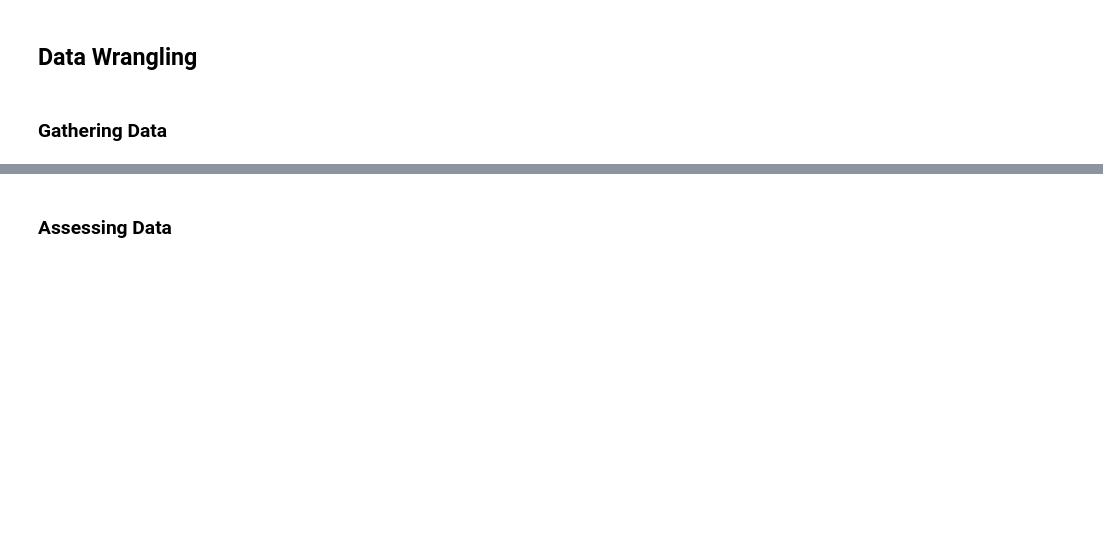
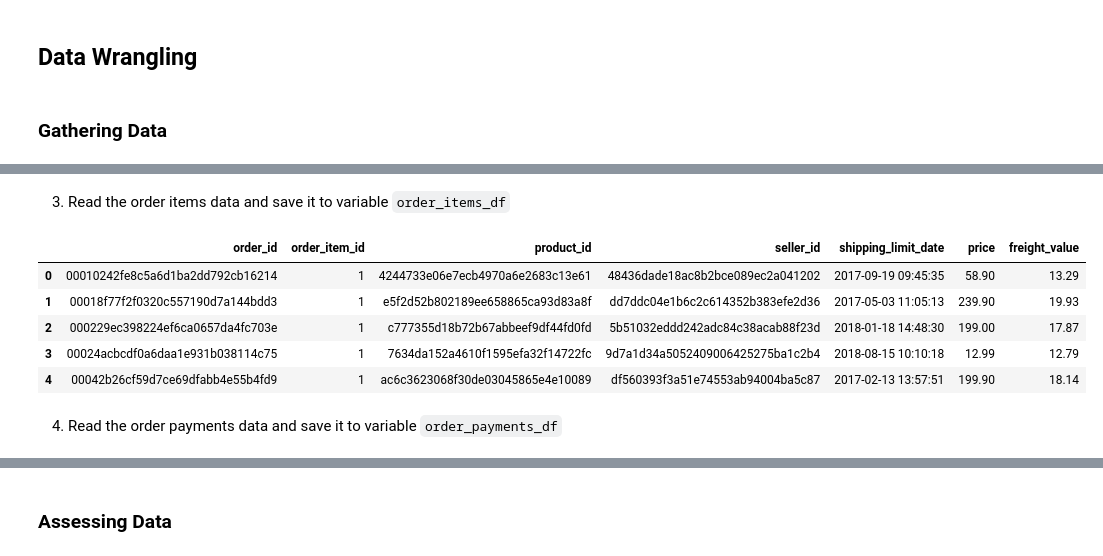
Before and after one commit to stefansphtr/Data-Analytics-Brazilian-Ecommerce, a Jupyter notebook: notebook.ipynb, the cells around one changed output, grey strips where cells are left out. Cells and saved outputs as stored; diff of their text form; code cells hidden in the pictures; blank space fills up the shorter version.

Commit message:
feat(data-gathering): Finished gathering the data

```diff
--- a/notebook.ipynb
+++ b/notebook.ipynb
@@ -17,0 +49,14 @@
+# %% [markdown]
+3. Read the order items data and save it to variable `order_items_df`
+# %%
+order_items_df = pd.read_csv("./data/order_items_dataset.csv")
+order_items_df.head()
+# %% [output]
+|  | order_id | order_item_id | product_id | seller_id | shipping_limit_date | price | freight_value |
+| 0 | 00010242fe8c5a6d1ba2dd792cb16214 | 1 | 4244733e06e7ecb4970a6e2683c13e61 | 48436dade18ac8b2bce089ec2a041202 | 2017-09-19 09:45:35 | 58.90 | 13.29 |
+| 1 | 00018f77f2f0320c557190d7a144bdd3 | 1 | e5f2d52b802189ee658865ca93d83a8f | dd7ddc04e1b6c2c614352b383efe2d36 | 2017-05-03 11:05:13 | 239.90 | 19.93 |
+| 2 | 000229ec398224ef6ca0657da4fc703e | 1 | c777355d18b72b67abbeef9df44fd0fd | 5b51032eddd242adc84c38acab88f23d | 2018-01-18 14:48:30 | 199.00 | 17.87 |
+| 3 | 00024acbcdf0a6daa1e931b038114c75 | 1 | 7634da152a4610f1595efa32f14722fc | 9d7a1d34a5052409006425275ba1c2b4 | 2018-08-15 10:10:18 | 12.99 | 12.79 |
+| 4 | 00042b26cf59d7ce69dfabb4e55b4fd9 | 1 | ac6c3623068f30de03045865e4e10089 | df560393f3a51e74553ab94004ba5c87 | 2017-02-13 13:57:51 | 199.90 | 18.14 |
+# %% [markdown]
+4. Read the order payments data and save it to variable `order_payments_df`
```
Also changed, not shown: parts of 17 cells of this notebook.
